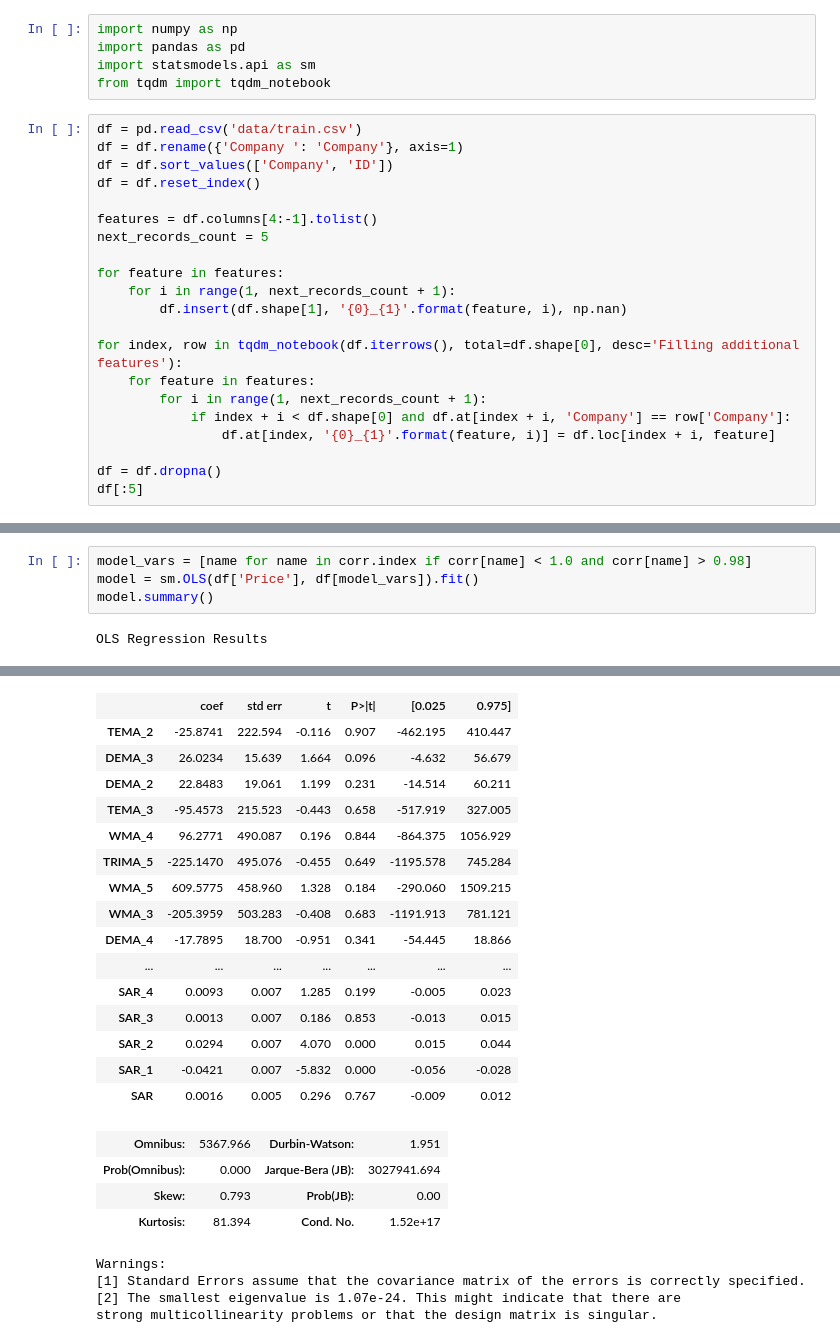
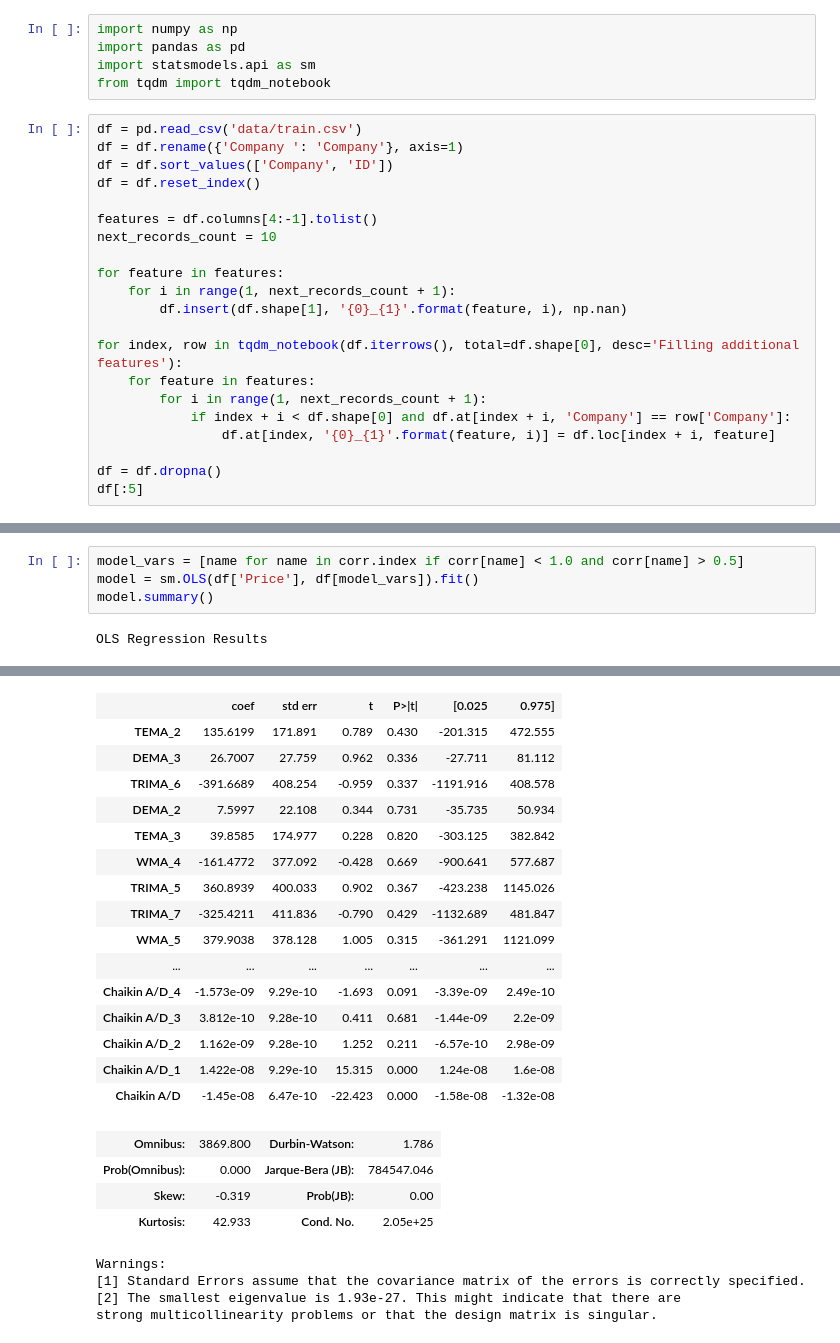
Before and after one commit to jmerle/freedom-from-uncertainty, a Jupyter notebook: Freedom_from_Uncertainty.ipynb, the cells around one changed output, grey strips where cells are left out. Cells and saved outputs as stored; diff of their text form.

Commit message:
Use more features in model (score: 94.51706)

```diff
--- a/Freedom_from_Uncertainty.ipynb
+++ b/Freedom_from_Uncertainty.ipynb
@@ -10,7 +10,7 @@ df = df.sort_values(['Company', 'ID'])
 df = df.reset_index()
 
 features = df.columns[4:-1].tolist()
-next_records_count = 5
+next_records_count = 10
 
 for feature in features:
     for i in range(1, next_records_count + 1):
@@ -57,5 +57,5 @@ Name: Price, Length: 391, dtype: float64
 # %%
-model_vars = [name for name in corr.index if corr[name] < 1.0 and corr[name] > 0.98]
+model_vars = [name for name in corr.index if corr[name] < 1.0 and corr[name] > 0.5]
 model = sm.OLS(df['Price'], df[model_vars]).fit()
 model.summary()
 # %% [output]
@@ -71,26 +71,26 @@ OLS Regression Results
 | Covariance Type: | nonrobust |  |  |
 |  | coef | std err | t | P>|t| | [0.025 | 0.975] |
-| TEMA_2 | -25.8741 | 222.594 | -0.116 | 0.907 | -462.195 | 410.447 |
-| DEMA_3 | 26.0234 | 15.639 | 1.664 | 0.096 | -4.632 | 56.679 |
-| DEMA_2 | 22.8483 | 19.061 | 1.199 | 0.231 | -14.514 | 60.211 |
-| TEMA_3 | -95.4573 | 215.523 | -0.443 | 0.658 | -517.919 | 327.005 |
-| WMA_4 | 96.2771 | 490.087 | 0.196 | 0.844 | -864.375 | 1056.929 |
-| TRIMA_5 | -225.1470 | 495.076 | -0.455 | 0.649 | -1195.578 | 745.284 |
-| WMA_5 | 609.5775 | 458.960 | 1.328 | 0.184 | -290.060 | 1509.215 |
-| WMA_3 | -205.3959 | 503.283 | -0.408 | 0.683 | -1191.913 | 781.121 |
-| DEMA_4 | -17.7895 | 18.700 | -0.951 | 0.341 | -54.445 | 18.866 |
+| TEMA_2 | 135.6199 | 171.891 | 0.789 | 0.430 | -201.315 | 472.555 |
+| DEMA_3 | 26.7007 | 27.759 | 0.962 | 0.336 | -27.711 | 81.112 |
+| TRIMA_6 | -391.6689 | 408.254 | -0.959 | 0.337 | -1191.916 | 408.578 |
+| DEMA_2 | 7.5997 | 22.108 | 0.344 | 0.731 | -35.735 | 50.934 |
+| TEMA_3 | 39.8585 | 174.977 | 0.228 | 0.820 | -303.125 | 382.842 |
+| WMA_4 | -161.4772 | 377.092 | -0.428 | 0.669 | -900.641 | 577.687 |
+| TRIMA_5 | 360.8939 | 400.033 | 0.902 | 0.367 | -423.238 | 1145.026 |
+| TRIMA_7 | -325.4211 | 411.836 | -0.790 | 0.429 | -1132.689 | 481.847 |
+| WMA_5 | 379.9038 | 378.128 | 1.005 | 0.315 | -361.291 | 1121.099 |
 | ... | ... | ... | ... | ... | ... | ... |
-| SAR_4 | 0.0093 | 0.007 | 1.285 | 0.199 | -0.005 | 0.023 |
-| SAR_3 | 0.0013 | 0.007 | 0.186 | 0.853 | -0.013 | 0.015 |
-| SAR_2 | 0.0294 | 0.007 | 4.070 | 0.000 | 0.015 | 0.044 |
-| SAR_1 | -0.0421 | 0.007 | -5.832 | 0.000 | -0.056 | -0.028 |
-| SAR | 0.0016 | 0.005 | 0.296 | 0.767 | -0.009 | 0.012 |
+| Chaikin A/D_4 | -1.573e-09 | 9.29e-10 | -1.693 | 0.091 | -3.39e-09 | 2.49e-10 |
+| Chaikin A/D_3 | 3.812e-10 | 9.28e-10 | 0.411 | 0.681 | -1.44e-09 | 2.2e-09 |
+| Chaikin A/D_2 | 1.162e-09 | 9.28e-10 | 1.252 | 0.211 | -6.57e-10 | 2.98e-09 |
+| Chaikin A/D_1 | 1.422e-08 | 9.29e-10 | 15.315 | 0.000 | 1.24e-08 | 1.6e-08 |
+| Chaikin A/D | -1.45e-08 | 6.47e-10 | -22.423 | 0.000 | -1.58e-08 | -1.32e-08 |
-| Omnibus: | 5367.966 | Durbin-Watson: | 1.951 |
-| Prob(Omnibus): | 0.000 | Jarque-Bera (JB): | 3027941.694 |
-| Skew: | 0.793 | Prob(JB): | 0.00 |
-| Kurtosis: | 81.394 | Cond. No. | 1.52e+17 |
+| Omnibus: | 3869.800 | Durbin-Watson: | 1.786 |
+| Prob(Omnibus): | 0.000 | Jarque-Bera (JB): | 784547.046 |
+| Skew: | -0.319 | Prob(JB): | 0.00 |
+| Kurtosis: | 42.933 | Cond. No. | 2.05e+25 |
 Warnings:
 [1] Standard Errors assume that the covariance matrix of the errors is correctly specified.
-[2] The smallest eigenvalue is 1.07e-24. This might indicate that there are
+[2] The smallest eigenvalue is 1.93e-27. This might indicate that there are
 strong multicollinearity problems or that the design matrix is singular.
 # %%
```
Also changed, not shown: parts of 4 cells of this notebook, 3 other files.
